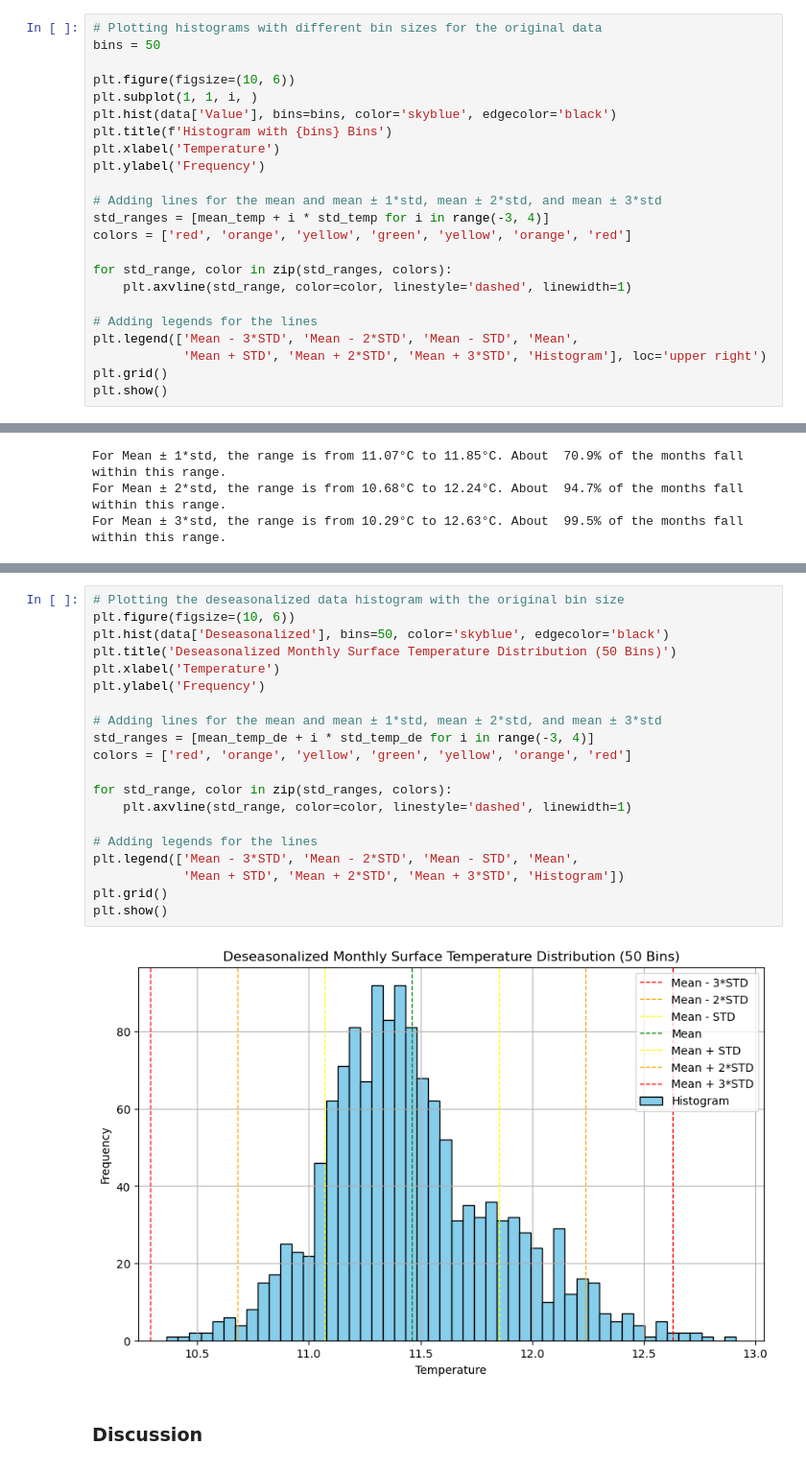
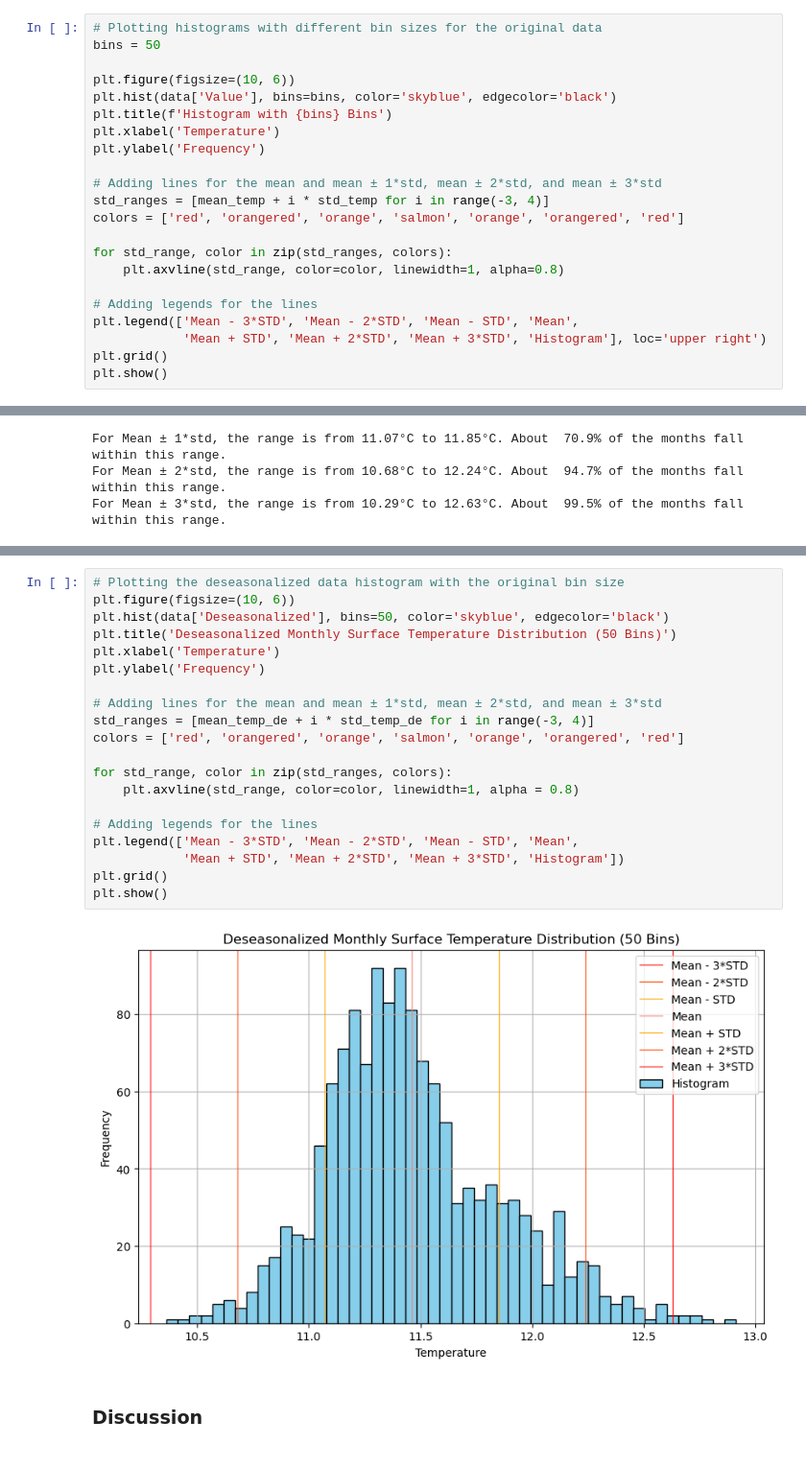
Before and after one commit to Ludong0909/Statistics, a Jupyter notebook: hw3/hw3.ipynb, the cells around one changed output, grey strips where cells are left out. Shown at 96% size. Cells and saved outputs as stored; diff of their text form.

```diff
--- a/hw3/hw3.ipynb
+++ b/hw3/hw3.ipynb
@@ -46,7 +48,6 @@ For Mean ± 3*std, the range is from -2.41°C to 25.33°C. About 100.0% of the m
 bins = 50
 
 plt.figure(figsize=(10, 6))
-plt.subplot(1, 1, i, )
 plt.hist(data['Value'], bins=bins, color='skyblue', edgecolor='black')
 plt.title(f'Histogram with {bins} Bins')
 plt.xlabel('Temperature')
@@ -54,10 +55,10 @@ plt.ylabel('Frequency')
 
 # Adding lines for the mean and mean ± 1*std, mean ± 2*std, and mean ± 3*std
 std_ranges = [mean_temp + i * std_temp for i in range(-3, 4)]
-colors = ['red', 'orange', 'yellow', 'green', 'yellow', 'orange', 'red']
+colors = ['red', 'orangered', 'orange', 'salmon', 'orange', 'orangered', 'red']
 
 for std_range, color in zip(std_ranges, colors):
-    plt.axvline(std_range, color=color, linestyle='dashed', linewidth=1)
+    plt.axvline(std_range, color=color, linewidth=1, alpha=0.8)
 
 # Adding legends for the lines
 plt.legend(['Mean - 3*STD', 'Mean - 2*STD', 'Mean - STD', 'Mean',
@@ -95,25 +98,25 @@ For Mean ± 3*std, the range is from 10.29°C to 12.63°C. About  99.5% of the m
 # %%
 # Plotting the deseasonalized data histogram with the original bin size
 plt.figure(figsize=(10, 6))
 plt.hist(data['Deseasonalized'], bins=50, color='skyblue', edgecolor='black')
 plt.title('Deseasonalized Monthly Surface Temperature Distribution (50 Bins)')
 plt.xlabel('Temperature')
 plt.ylabel('Frequency')
 
 # Adding lines for the mean and mean ± 1*std, mean ± 2*std, and mean ± 3*std
 std_ranges = [mean_temp_de + i * std_temp_de for i in range(-3, 4)]
-colors = ['red', 'orange', 'yellow', 'green', 'yellow', 'orange', 'red']
+colors = ['red', 'orangered', 'orange', 'salmon', 'orange', 'orangered', 'red']
 
 for std_range, color in zip(std_ranges, colors):
-    plt.axvline(std_range, color=color, linestyle='dashed', linewidth=1)
+    plt.axvline(std_range, color=color, linewidth=1, alpha = 0.8)
 
 # Adding legends for the lines
 plt.legend(['Mean - 3*STD', 'Mean - 2*STD', 'Mean - STD', 'Mean',
             'Mean + STD', 'Mean + 2*STD', 'Mean + 3*STD', 'Histogram'])
 plt.grid()
 plt.show()
 # %% [output]
-[figure, old version]
+[figure, new version]
 # %% [markdown]
 ### Discussion
 # %% [markdown]
```
Also changed, not shown: parts of 3 cells of this notebook.
